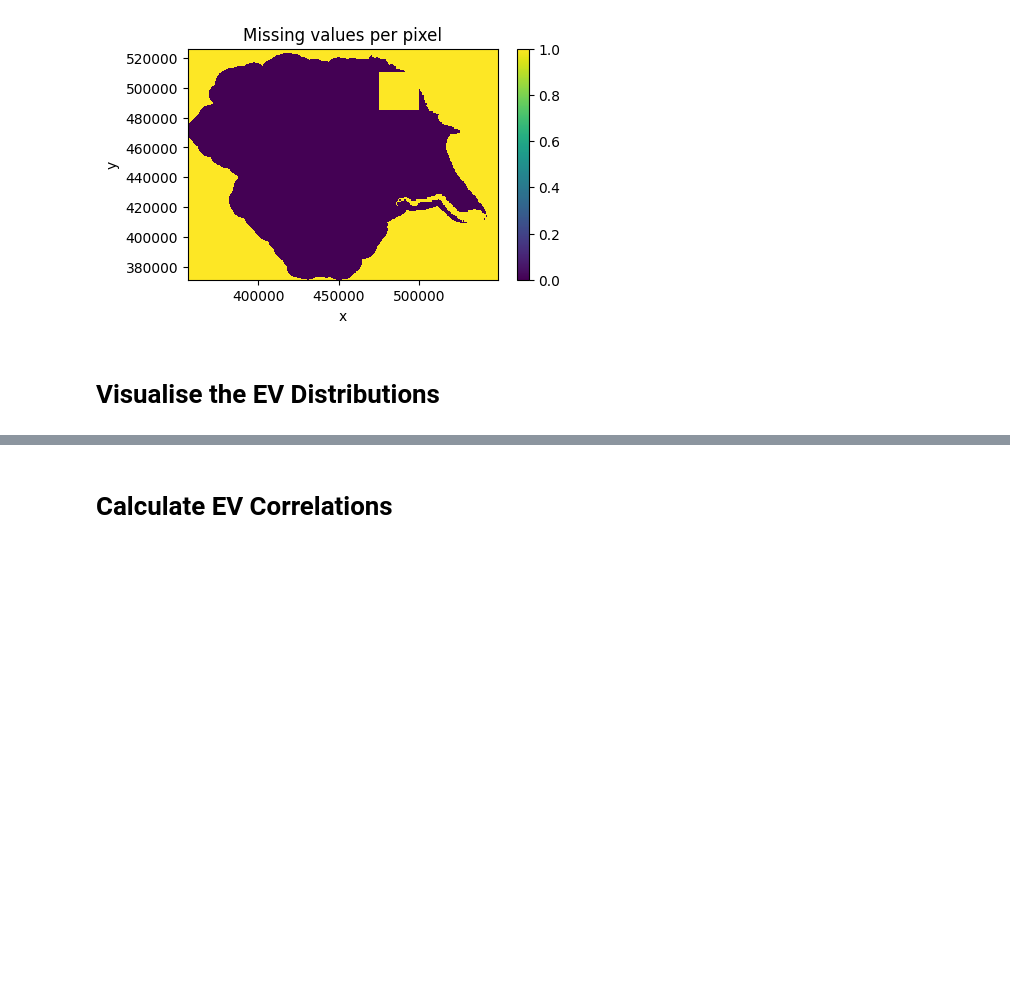
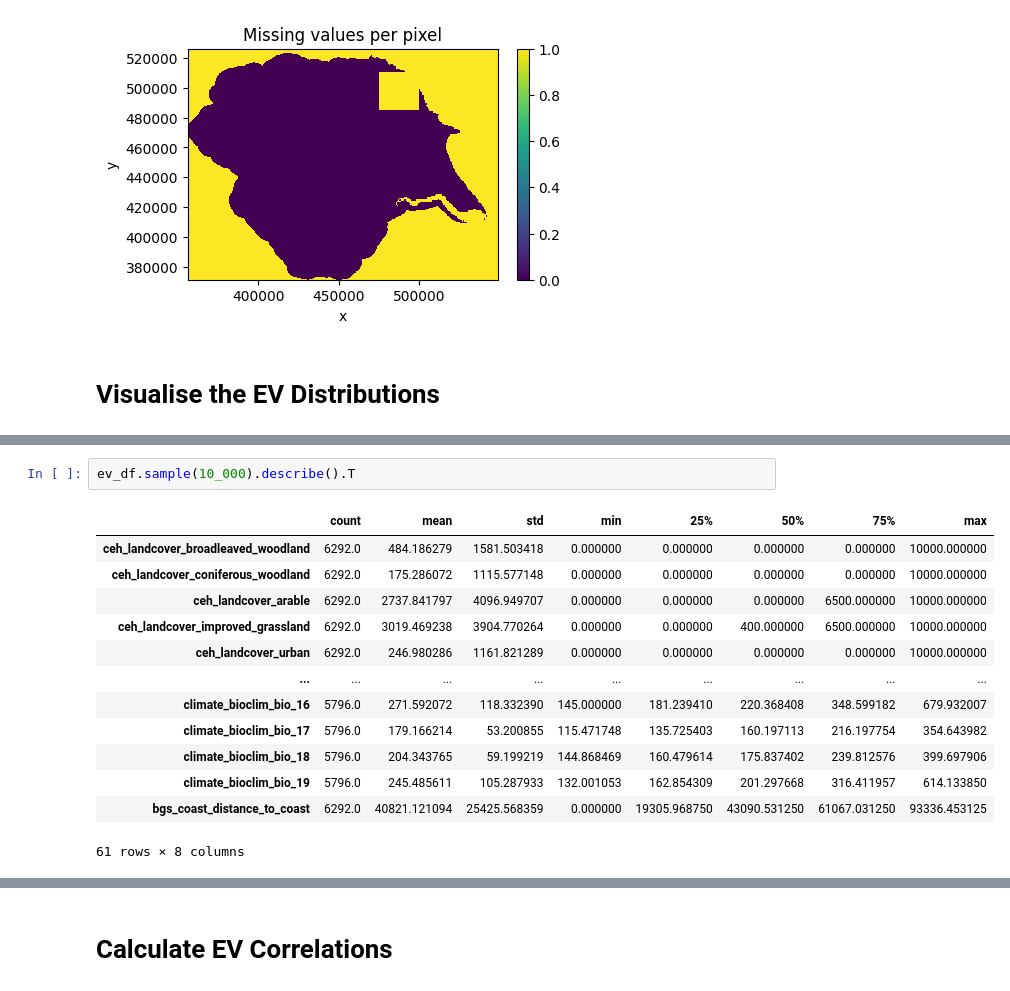
Before and after one commit to MatthewJWhittle/shefflied-bats, a Jupyter notebook: notebooks/feature-engineering.ipynb, the cells around one changed output, grey strips where cells are left out. Cells and saved outputs as stored; diff of their text form; blank space fills up the shorter version.

```diff
--- a/notebooks/feature-engineering.ipynb
+++ b/notebooks/feature-engineering.ipynb
@@ -128 +140,17 @@ The `scale` parameter has been renamed and will be removed in v0.15.0. Pass `den
 [figure]
+# %%
+ev_df.sample(10_000).describe().T
+# %% [output]
+|  | count | mean | std | min | 25% | 50% | 75% | max |
+| ceh_landcover_broadleaved_woodland | 6292.0 | 484.186279 | 1581.503418 | 0.000000 | 0.000000 | 0.000000 | 0.000000 | 10000.000000 |
+| ceh_landcover_coniferous_woodland | 6292.0 | 175.286072 | 1115.577148 | 0.000000 | 0.000000 | 0.000000 | 0.000000 | 10000.000000 |
+| ceh_landcover_arable | 6292.0 | 2737.841797 | 4096.949707 | 0.000000 | 0.000000 | 0.000000 | 6500.000000 | 10000.000000 |
+| ceh_landcover_improved_grassland | 6292.0 | 3019.469238 | 3904.770264 | 0.000000 | 0.000000 | 400.000000 | 6500.000000 | 10000.000000 |
+| ceh_landcover_urban | 6292.0 | 246.980286 | 1161.821289 | 0.000000 | 0.000000 | 0.000000 | 0.000000 | 10000.000000 |
+| ... | ... | ... | ... | ... | ... | ... | ... | ... |
+| climate_bioclim_bio_16 | 5796.0 | 271.592072 | 118.332390 | 145.000000 | 181.239410 | 220.368408 | 348.599182 | 679.932007 |
+| climate_bioclim_bio_17 | 5796.0 | 179.166214 | 53.200855 | 115.471748 | 135.725403 | 160.197113 | 216.197754 | 354.643982 |
+| climate_bioclim_bio_18 | 5796.0 | 204.343765 | 59.199219 | 144.868469 | 160.479614 | 175.837402 | 239.812576 | 399.697906 |
+| climate_bioclim_bio_19 | 5796.0 | 245.485611 | 105.287933 | 132.001053 | 162.854309 | 201.297668 | 316.411957 | 614.133850 |
+| bgs_coast_distance_to_coast | 6292.0 | 40821.121094 | 25425.568359 | 0.000000 | 19305.968750 | 43090.531250 | 61067.031250 | 93336.453125 |
+61 rows × 8 columns
```
Also changed, not shown: parts of 34 cells of this notebook, 55 other files.
